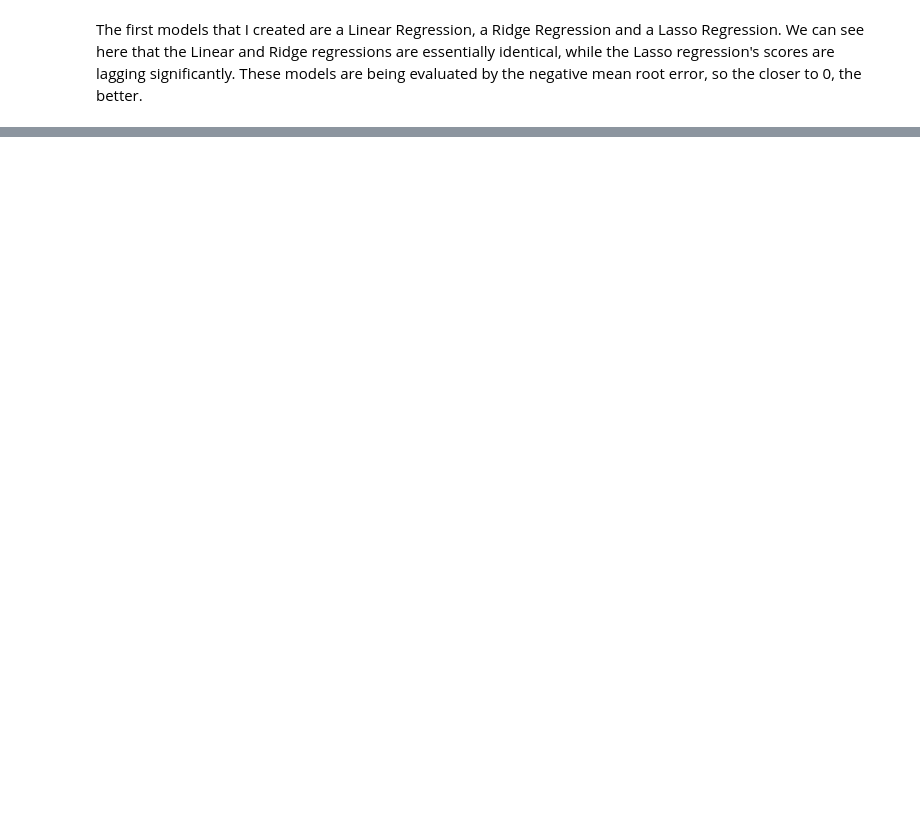
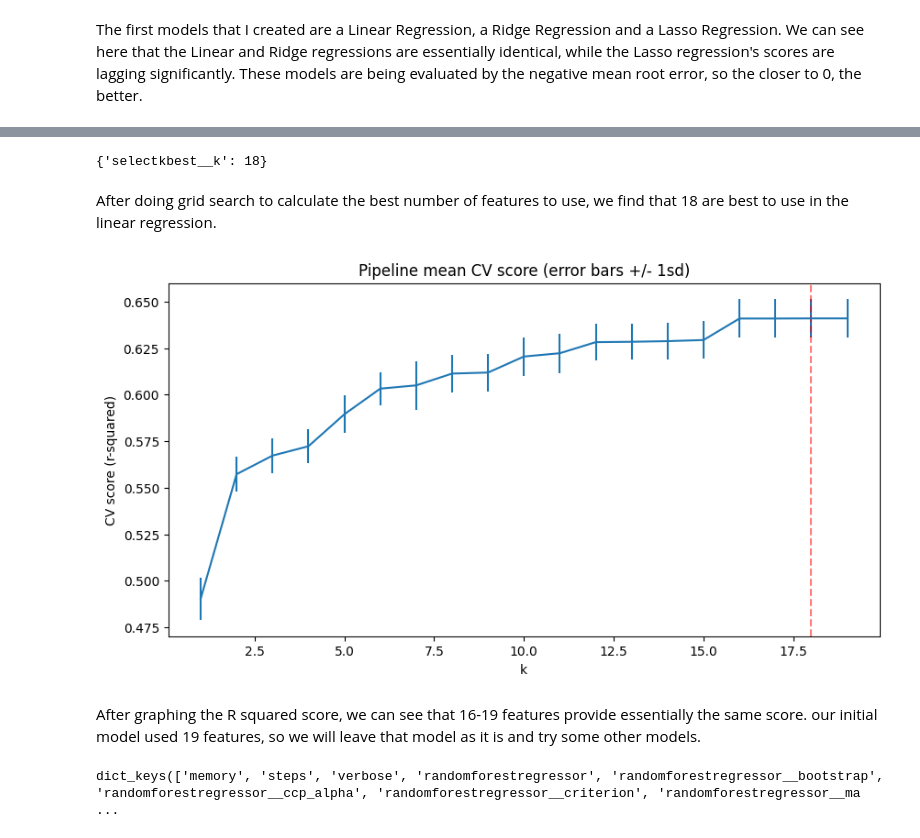
Before and after one commit to bowserd1/California-Housing-Project, a Jupyter notebook: Modeling.ipynb, the cells around one changed output, grey strips where cells are left out. Saved outputs shown, nothing was run; the diff lists cells and outputs as text; code cells hidden in the pictures; blank space fills up the shorter version.

```diff
--- a/Modeling.ipynb
+++ b/Modeling.ipynb
@@ -141,0 +93,7 @@ y_test
+# %%
+k = [k+1 for k in range(len(X_train.columns))]
+grid_params = {'selectkbest__k': k}
+# %%
+lr_grid_cv = GridSearchCV(pipe, param_grid=grid_params, cv=5, n_jobs=-1)
+# %%
+lr_grid_cv.fit(X_train,y_train)
@@ -141,0 +109,22 @@ y_test
+# %%
+score_mean = lr_grid_cv.cv_results_['mean_test_score']
+score_std = lr_grid_cv.cv_results_['std_test_score']
+cv_k = [k for k in lr_grid_cv.cv_results_['param_selectkbest__k']]
+# %%
+print(lr_grid_cv.best_params_)
+# %% [output]
+{'selectkbest__k': 18}
+# %% [markdown]
+After doing grid search to calculate the best number of features to use, we find that 18 are best to use in the linear regression.
+# %%
+best_k = lr_grid_cv.best_params_['selectkbest__k']
+plt.subplots(figsize=(10, 5))
+plt.errorbar(cv_k, score_mean, yerr=score_std)
+plt.axvline(x=best_k, c='r', ls='--', alpha=.5)
+plt.xlabel('k')
+plt.ylabel('CV score (r-squared)')
+plt.title('Pipeline mean CV score (error bars +/- 1sd)');
+# %% [output]
+[figure, added]
+# %% [markdown]
+After graphing the R squared score, we can see that 16-19 features provide essentially the same score. our initial model used 19 features, so we will leave that model as it is and try some other models.
@@ -141,0 +136,4 @@ y_test
+# %%
+rf_pipe.get_params().keys()
+# %% [output]
+dict_keys(['memory', 'steps', 'verbose', 'randomforestregressor', 'randomforestregressor__bootstrap', 'randomforestregressor__ccp_alpha', 'randomforestregressor__criterion', 'randomforestregressor__ma ...
```
Also changed, not shown: parts of 47 cells of this notebook.
